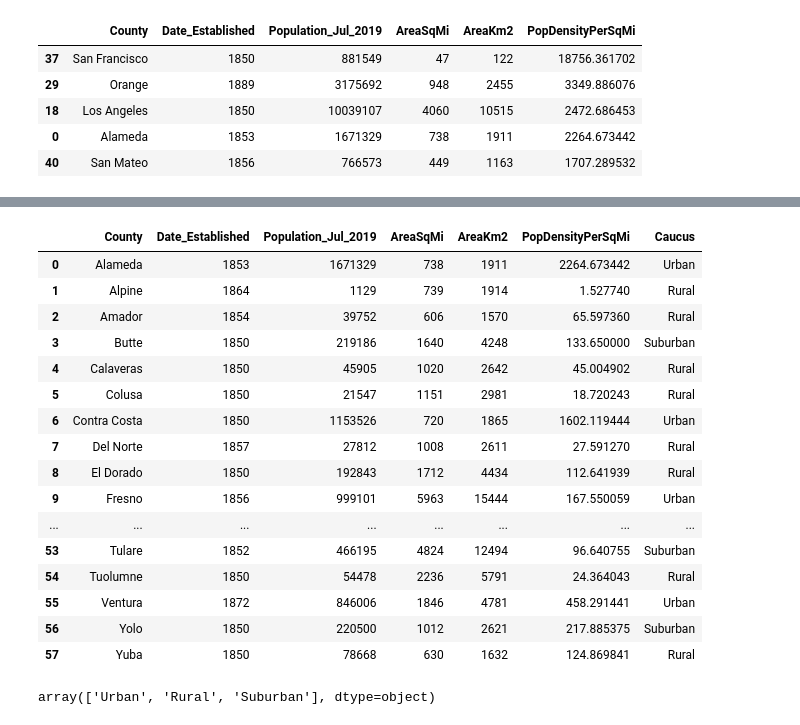
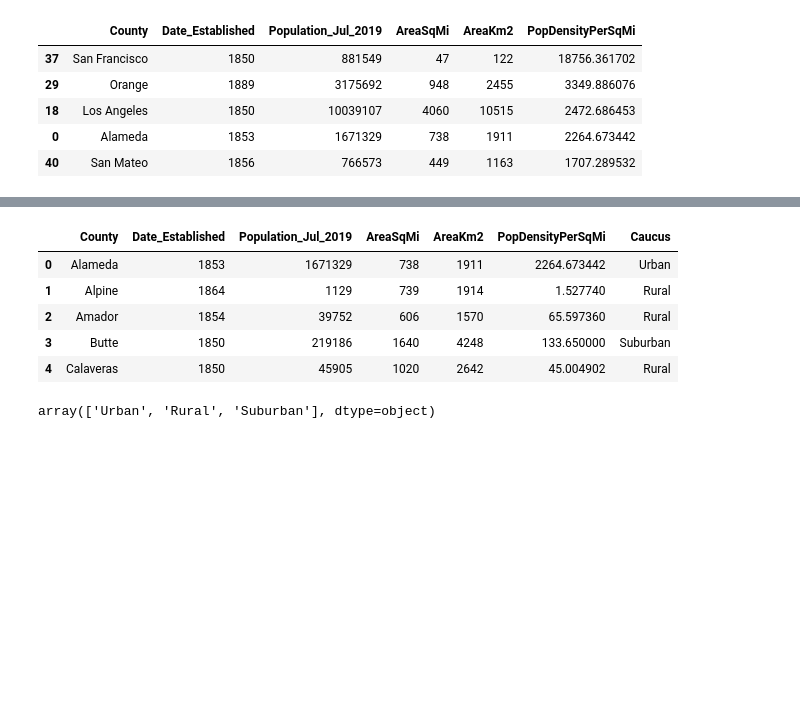
Before and after one commit to i-am-phoenix/project3, a Jupyter notebook: Untitled.ipynb, the cells around one changed output, grey strips where cells are left out. Saved outputs shown, nothing was run; the diff lists cells and outputs as text; code cells hidden in the pictures; blank space fills up the shorter version.

```diff
--- a/Untitled.ipynb
+++ b/Untitled.ipynb
@@ -316,25 +317,14 @@ clean_california_caucus.sort_values(['Caucus'], ascending=False)
 # %%
 # MErge counties data with caucus
 clean_california_counties_merged = pd.merge(clean_california_counties_2, clean_california_caucus, on='County')
-clean_california_counties_merged
+clean_california_counties_merged.head()
 # %% [output]
 |  | County | Date_Established | Population_Jul_2019 | AreaSqMi | AreaKm2 | PopDensityPerSqMi | Caucus |
 | 0 | Alameda | 1853 | 1671329 | 738 | 1911 | 2264.673442 | Urban |
 | 1 | Alpine | 1864 | 1129 | 739 | 1914 | 1.527740 | Rural |
 | 2 | Amador | 1854 | 39752 | 606 | 1570 | 65.597360 | Rural |
 | 3 | Butte | 1850 | 219186 | 1640 | 4248 | 133.650000 | Suburban |
 | 4 | Calaveras | 1850 | 45905 | 1020 | 2642 | 45.004902 | Rural |
-| 5 | Colusa | 1850 | 21547 | 1151 | 2981 | 18.720243 | Rural |
-| 6 | Contra Costa | 1850 | 1153526 | 720 | 1865 | 1602.119444 | Urban |
-| 7 | Del Norte | 1857 | 27812 | 1008 | 2611 | 27.591270 | Rural |
-| 8 | El Dorado | 1850 | 192843 | 1712 | 4434 | 112.641939 | Rural |
-| 9 | Fresno | 1856 | 999101 | 5963 | 15444 | 167.550059 | Urban |
-| ... | ... | ... | ... | ... | ... | ... | ... |
-| 53 | Tulare | 1852 | 466195 | 4824 | 12494 | 96.640755 | Suburban |
-| 54 | Tuolumne | 1850 | 54478 | 2236 | 5791 | 24.364043 | Rural |
-| 55 | Ventura | 1872 | 846006 | 1846 | 4781 | 458.291441 | Urban |
-| 56 | Yolo | 1850 | 220500 | 1012 | 2621 | 217.885375 | Suburban |
-| 57 | Yuba | 1850 | 78668 | 630 | 1632 | 124.869841 | Rural |
 # %%
 clean_california_counties_merged.Caucus.unique()
 # %% [output]
```
Also changed, not shown: parts of 6 cells of this notebook.
